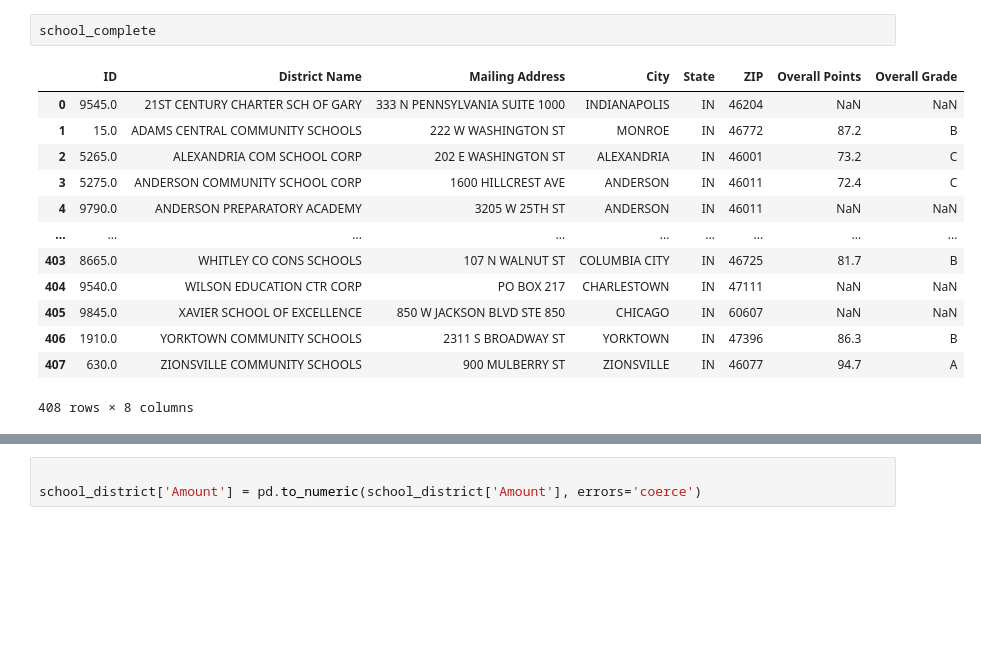
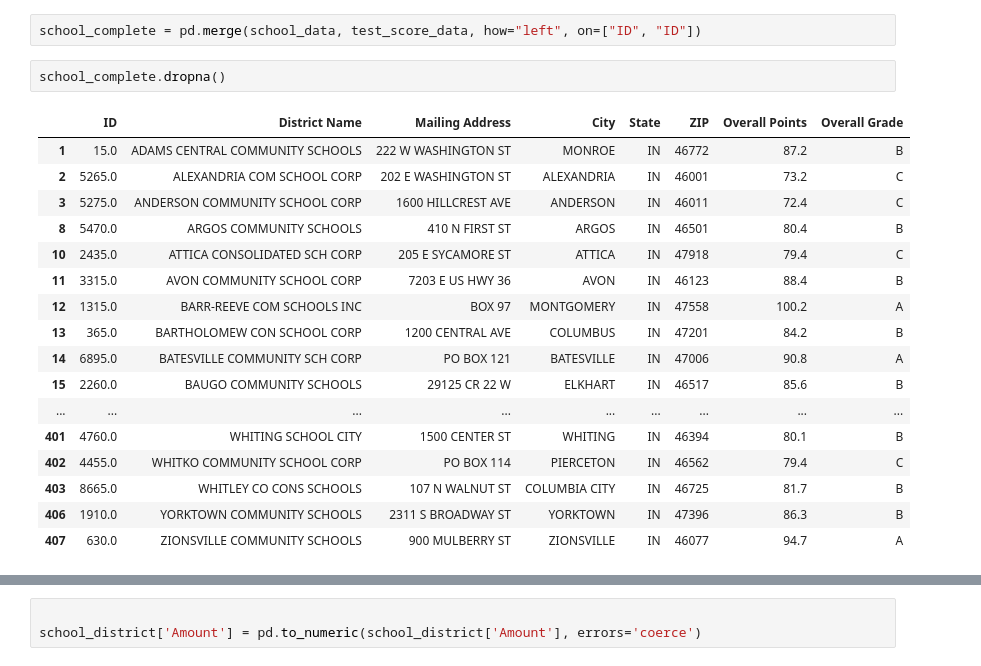
Before and after one commit to emmaolof/Does-Higher-Median-Income-Mean-Higher-Test-Scores-, a Jupyter notebook: Group Project Brent.ipynb, the cells around one changed output, grey strips where cells are left out. Cells and saved outputs as stored; diff of their text form; blank space fills up the shorter version.

```diff
--- a/Group Project Brent.ipynb
+++ b/Group Project Brent.ipynb
@@ -20,16 +34,22 @@ school_complete = pd.merge(school_data, test_score_data, how="left", on=["ID", "
+# %%
+school_complete = pd.merge(school_data, test_score_data, how="left", on=["ID", "ID"])
 # %%
-school_complete
+school_complete.dropna()
 # %% [output]
 |  | ID | District Name | Mailing Address | City | State | ZIP | Overall Points | Overall Grade |
-| 0 | 9545.0 | 21ST CENTURY CHARTER SCH OF GARY | 333 N PENNSYLVANIA SUITE 1000 | INDIANAPOLIS | IN | 46204 | NaN | NaN |
 | 1 | 15.0 | ADAMS CENTRAL COMMUNITY SCHOOLS | 222 W WASHINGTON ST | MONROE | IN | 46772 | 87.2 | B |
 | 2 | 5265.0 | ALEXANDRIA COM SCHOOL CORP | 202 E WASHINGTON ST | ALEXANDRIA | IN | 46001 | 73.2 | C |
 | 3 | 5275.0 | ANDERSON COMMUNITY SCHOOL CORP | 1600 HILLCREST AVE | ANDERSON | IN | 46011 | 72.4 | C |
-| 4 | 9790.0 | ANDERSON PREPARATORY ACADEMY | 3205 W 25TH ST | ANDERSON | IN | 46011 | NaN | NaN |
+| 8 | 5470.0 | ARGOS COMMUNITY SCHOOLS | 410 N FIRST ST | ARGOS | IN | 46501 | 80.4 | B |
+| 10 | 2435.0 | ATTICA CONSOLIDATED SCH CORP | 205 E SYCAMORE ST | ATTICA | IN | 47918 | 79.4 | C |
+| 11 | 3315.0 | AVON COMMUNITY SCHOOL CORP | 7203 E US HWY 36 | AVON | IN | 46123 | 88.4 | B |
+| 12 | 1315.0 | BARR-REEVE COM SCHOOLS INC | BOX 97 | MONTGOMERY | IN | 47558 | 100.2 | A |
+| 13 | 365.0 | BARTHOLOMEW CON SCHOOL CORP | 1200 CENTRAL AVE | COLUMBUS | IN | 47201 | 84.2 | B |
+| 14 | 6895.0 | BATESVILLE COMMUNITY SCH CORP | PO BOX 121 | BATESVILLE | IN | 47006 | 90.8 | A |
+| 15 | 2260.0 | BAUGO COMMUNITY SCHOOLS | 29125 CR 22 W | ELKHART | IN | 46517 | 85.6 | B |
 | ... | ... | ... | ... | ... | ... | ... | ... | ... |
+| 401 | 4760.0 | WHITING SCHOOL CITY | 1500 CENTER ST | WHITING | IN | 46394 | 80.1 | B |
+| 402 | 4455.0 | WHITKO COMMUNITY SCHOOL CORP | PO BOX 114 | PIERCETON | IN | 46562 | 79.4 | C |
 | 403 | 8665.0 | WHITLEY CO CONS SCHOOLS | 107 N WALNUT ST | COLUMBIA CITY | IN | 46725 | 81.7 | B |
-| 404 | 9540.0 | WILSON EDUCATION CTR CORP | PO BOX 217 | CHARLESTOWN | IN | 47111 | NaN | NaN |
-| 405 | 9845.0 | XAVIER SCHOOL OF EXCELLENCE | 850 W JACKSON BLVD STE 850 | CHICAGO | IN | 60607 | NaN | NaN |
 | 406 | 1910.0 | YORKTOWN COMMUNITY SCHOOLS | 2311 S BROADWAY ST | YORKTOWN | IN | 47396 | 86.3 | B |
 | 407 | 630.0 | ZIONSVILLE COMMUNITY SCHOOLS | 900 MULBERRY ST | ZIONSVILLE | IN | 46077 | 94.7 | A |
-408 rows × 8 columns
```
Also changed, not shown: parts of 18 cells of this notebook, 2 other files.
